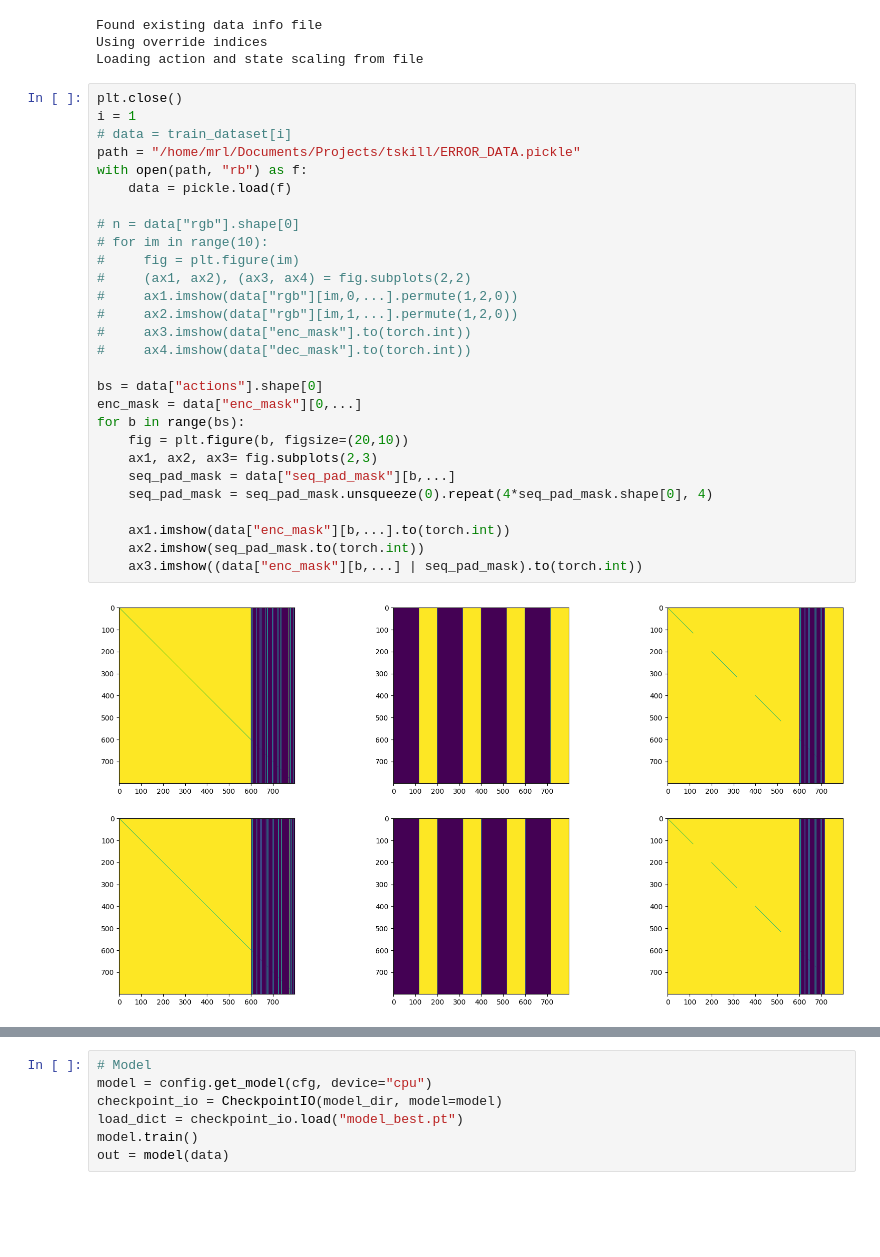
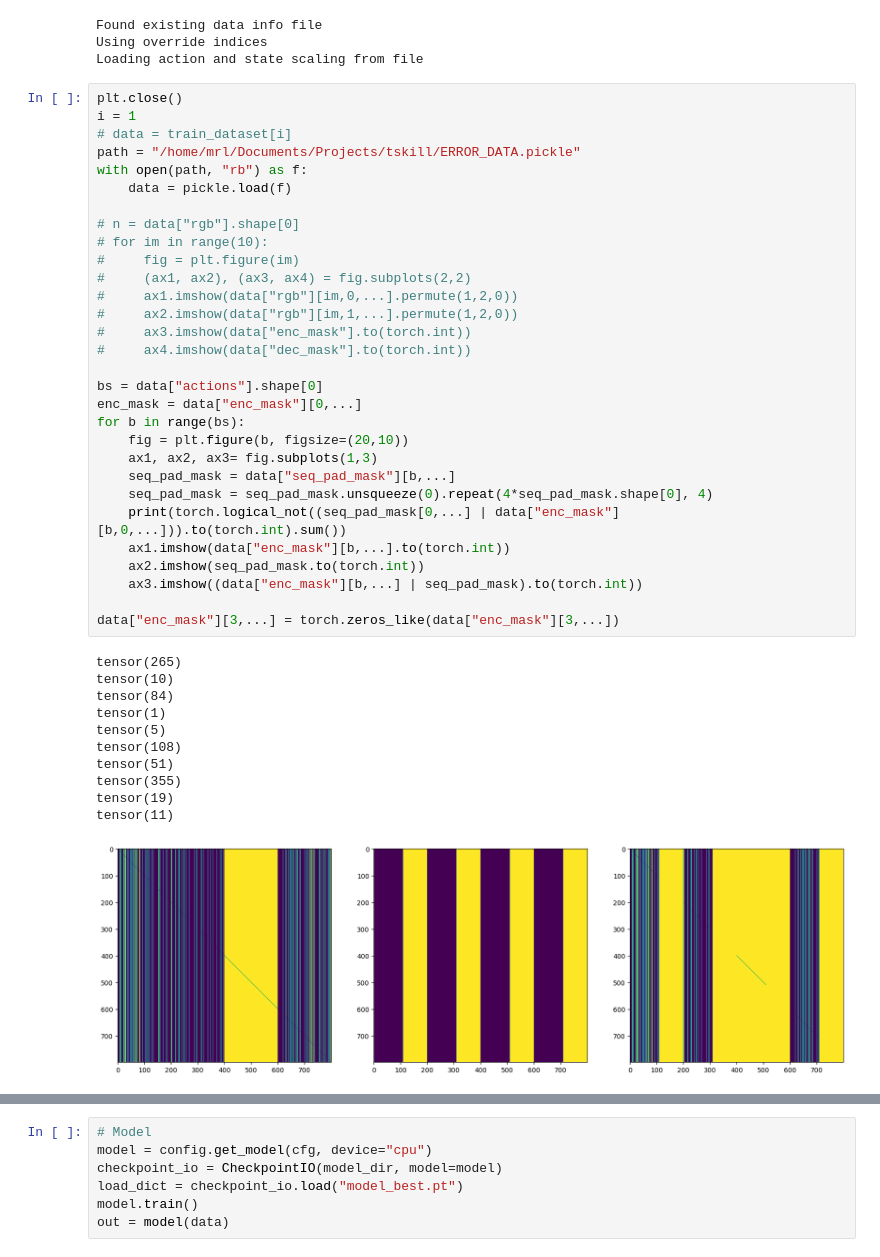
Before and after one commit to apalleiko/tskill, a Jupyter notebook: visualize_images.ipynb, the cells around one changed output, grey strips where cells are left out. Cells and saved outputs as stored; diff of their text form; blank space fills up the shorter version.

Commit message:
Fix masks, again

```diff
--- a/visualize_images.ipynb
+++ b/visualize_images.ipynb
@@ -46,30 +46,42 @@ Loading action and state scaling from file
 # %%
 plt.close()
 i = 1
 # data = train_dataset[i]
 path = "/home/mrl/Documents/Projects/tskill/ERROR_DATA.pickle"
 with open(path, "rb") as f:
     data = pickle.load(f)
 
 # n = data["rgb"].shape[0]
 # for im in range(10):
 #     fig = plt.figure(im)
 #     (ax1, ax2), (ax3, ax4) = fig.subplots(2,2)
 #     ax1.imshow(data["rgb"][im,0,...].permute(1,2,0))
 #     ax2.imshow(data["rgb"][im,1,...].permute(1,2,0))
 #     ax3.imshow(data["enc_mask"].to(torch.int))
 #     ax4.imshow(data["dec_mask"].to(torch.int))
 
 bs = data["actions"].shape[0]
 enc_mask = data["enc_mask"][0,...]
 for b in range(bs):
     fig = plt.figure(b, figsize=(20,10))
-    ax1, ax2, ax3= fig.subplots(2,3)
+    ax1, ax2, ax3= fig.subplots(1,3)
     seq_pad_mask = data["seq_pad_mask"][b,...]
     seq_pad_mask = seq_pad_mask.unsqueeze(0).repeat(4*seq_pad_mask.shape[0], 4)
-
+    print(torch.logical_not((seq_pad_mask[0,...] | data["enc_mask"][b,0,...])).to(torch.int).sum())
     ax1.imshow(data["enc_mask"][b,...].to(torch.int))
     ax2.imshow(seq_pad_mask.to(torch.int))
     ax3.imshow((data["enc_mask"][b,...] | seq_pad_mask).to(torch.int))
+
+data["enc_mask"][3,...] = torch.zeros_like(data["enc_mask"][3,...])
 # %% [output]
+tensor(265)
+tensor(10)
+tensor(84)
+tensor(1)
+tensor(5)
+tensor(108)
+tensor(51)
+tensor(355)
+tensor(19)
+tensor(11)
-[figure, old version]
+[figure, new version]
```
Also changed, not shown: parts of 1 cell of this notebook, 5 other files.
